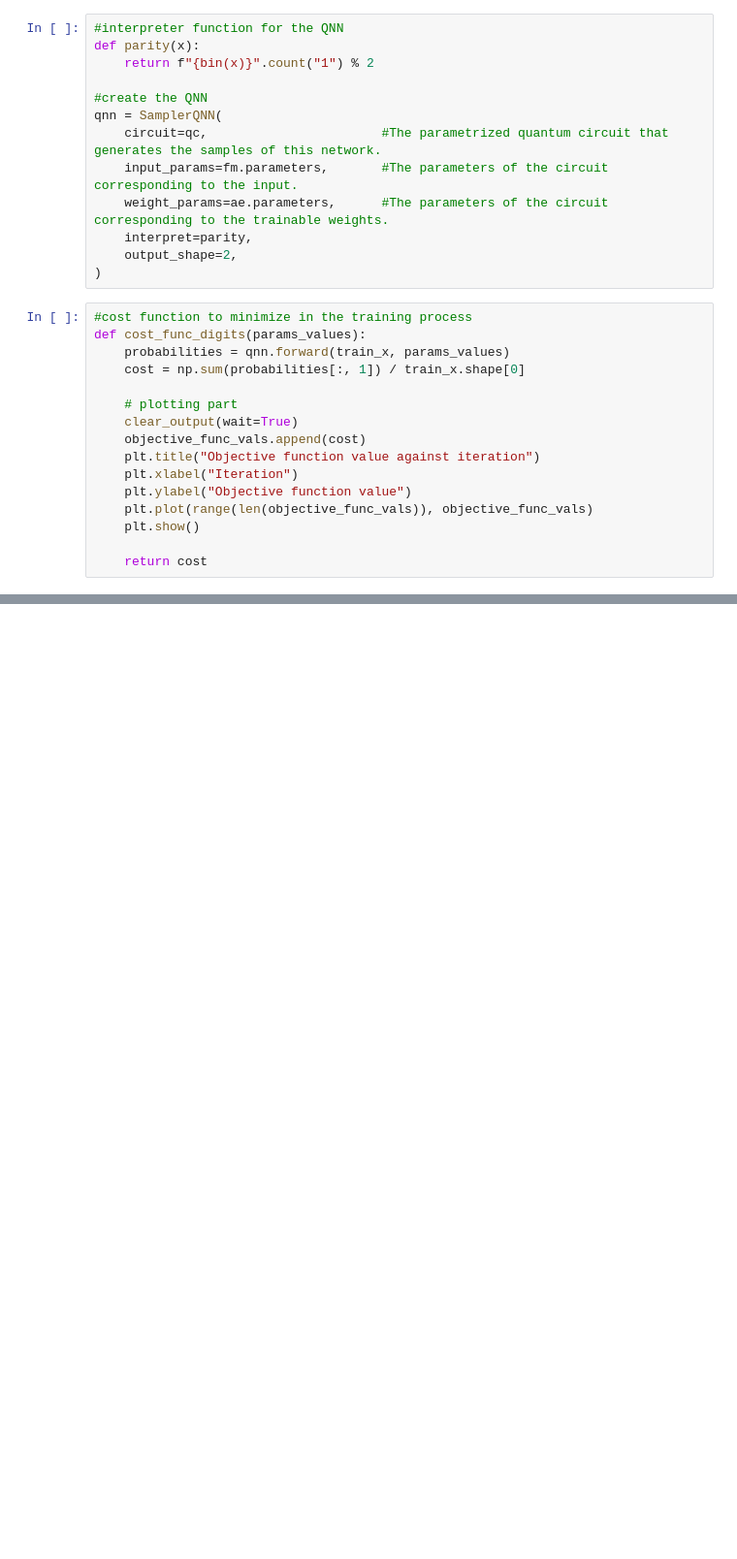
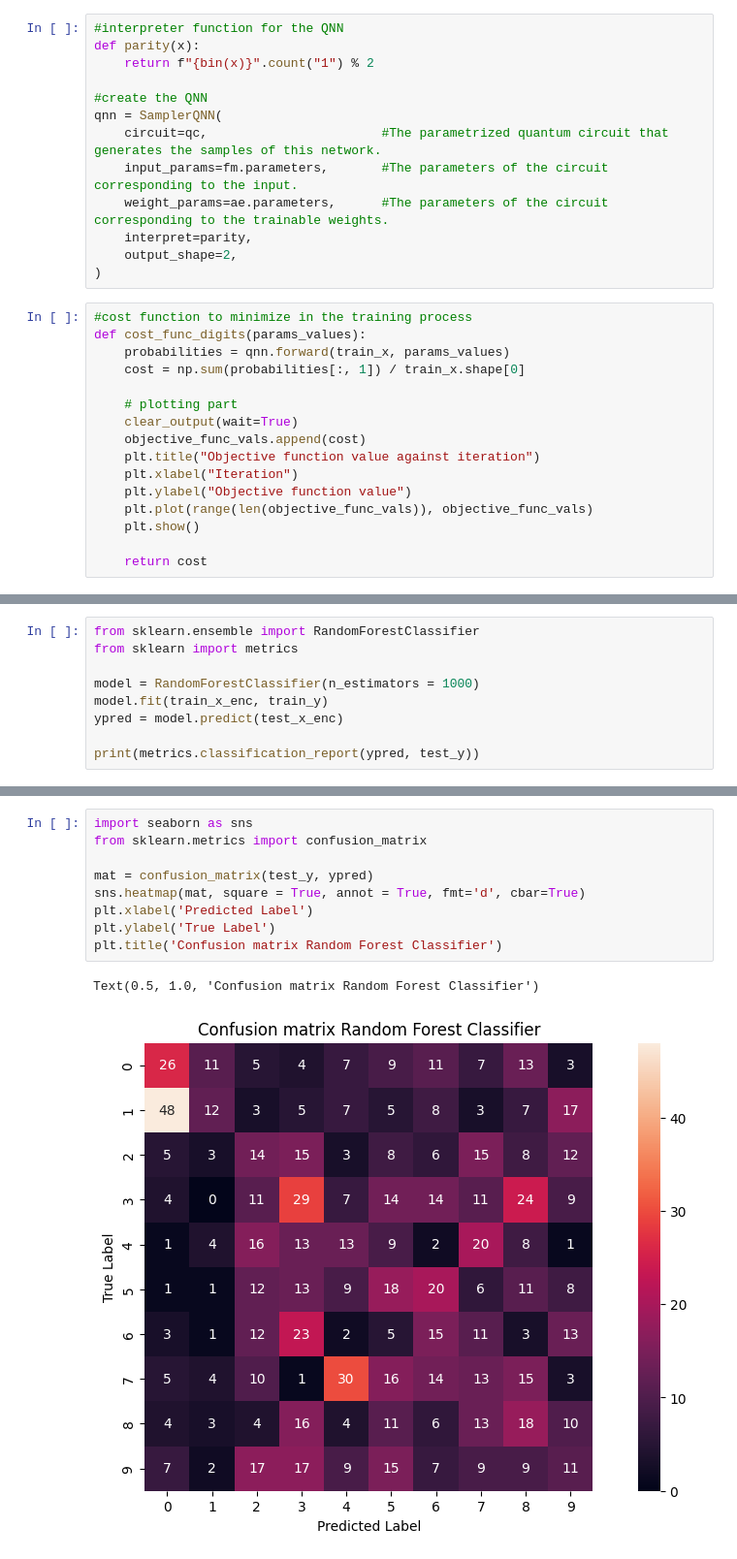
Before and after one commit to MoseGuerini/Quantum-Autoencoder, a Jupyter notebook: Quantum_Autoencoder.ipynb, the cells around one changed output, grey strips where cells are left out. Shown: that part at 97% size. Cells and saved outputs as stored; diff of their text form; blank space fills up the shorter version.

```diff
--- a/Quantum_Autoencoder.ipynb
+++ b/Quantum_Autoencoder.ipynb
@@ -265,0 +364,9 @@ f.close()
+# %%
+from sklearn.ensemble import RandomForestClassifier
+from sklearn import metrics
+
+model = RandomForestClassifier(n_estimators = 1000)
+model.fit(train_x_enc, train_y)
+ypred = model.predict(test_x_enc)
+
+print(metrics.classification_report(ypred, test_y))
@@ -265,0 +390,12 @@ f.close()
+# %%
+import seaborn as sns
+from sklearn.metrics import confusion_matrix
+
+mat = confusion_matrix(test_y, ypred)
+sns.heatmap(mat, square = True, annot = True, fmt='d', cbar=True)
+plt.xlabel('Predicted Label')
+plt.ylabel('True Label')
+plt.title('Confusion matrix Random Forest Classifier')
+# %% [output]
+Text(0.5, 1.0, 'Confusion matrix Random Forest Classifier')
+[figure, added]
```
Also changed, not shown: parts of 16 cells of this notebook, 3 other files.
